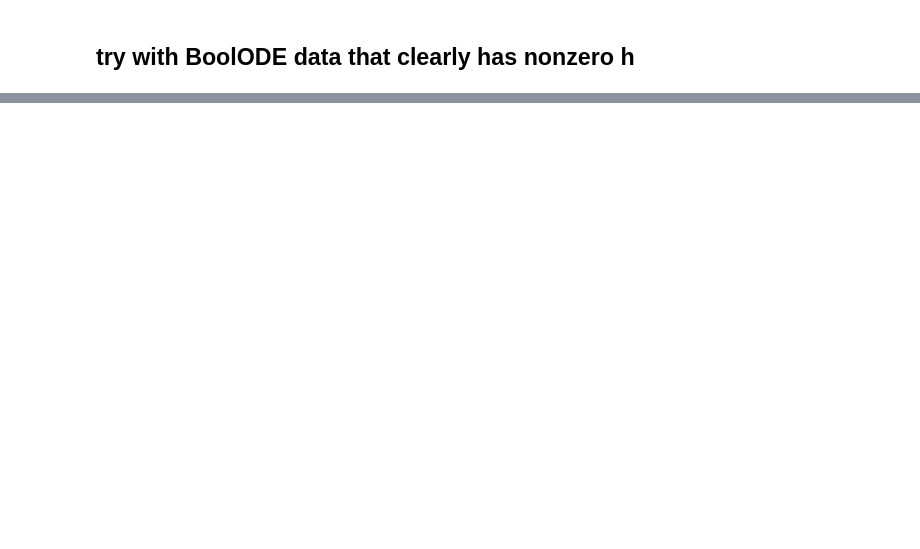
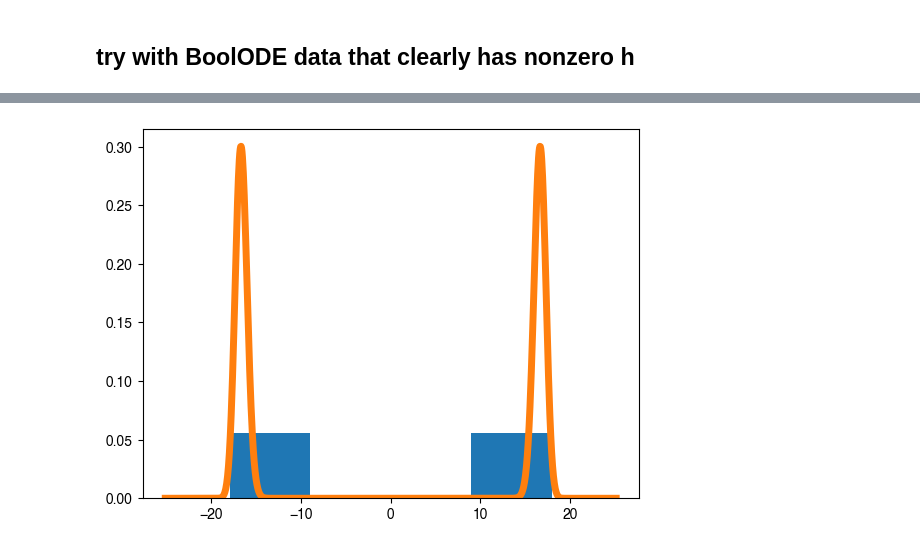
Before and after one commit to Collective-Logic-Lab/landau, a Jupyter notebook: landau/develop-landau-fitting-with-bias.ipynb, the cells around one changed output, grey strips where cells are left out. Saved outputs shown, nothing was run; the diff lists cells and outputs as text; code cells hidden in the pictures; blank space fills up the shorter version.

```diff
--- a/landau/develop-landau-fitting-with-bias.ipynb
+++ b/landau/develop-landau-fitting-with-bias.ipynb
@@ -220,0 +188,17 @@ landauAnalysis.GaussianDistributionLogPDF(0,mu,Jnu)
+# %%
+def principal_component_proj(data):
+    """
+    Given data of shape (# samples)x(# dimensions), returns the 1-dimensional projection
+    of length (# samples) onto the first principal component.
+
+    Note that the projection is also centered to have mean 0.
+    """
+    PCAvals,PCAvecs = landauAnalysis.principalComponents(data)
+    projVec = PCAvecs[0]
+    sampleMean = data.mean()
+    return np.dot(data-sampleMean,projVec)
+# %%
+#data_sim = pd.read_csv('240326_example_simulation_run_18_0_0.0.csv').drop('Unnamed: 0',axis=1)
+data_sim = pd.read_csv('240326_example_simulation_run_18_0_0.02197802197802198.csv').drop('Unnamed: 0',axis=1)
+# %%
+data_sim_proj = principal_component_proj(data_sim)
@@ -220,0 +214,4 @@ landauAnalysis.GaussianDistributionLogPDF(0,mu,Jnu)
+# %%
+result = fit_and_plot(data_sim_proj,abs_hmax=1e-20)
+# %% [output]
+[figure, added]
```
Also changed, not shown: parts of 33 cells of this notebook, 1 other file.
